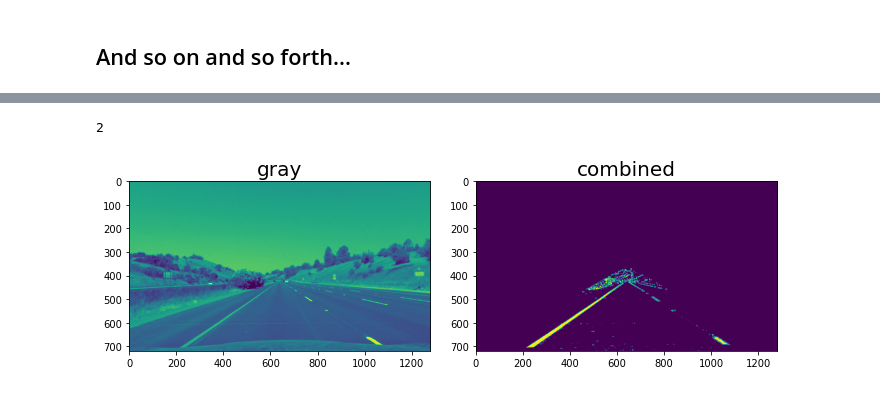
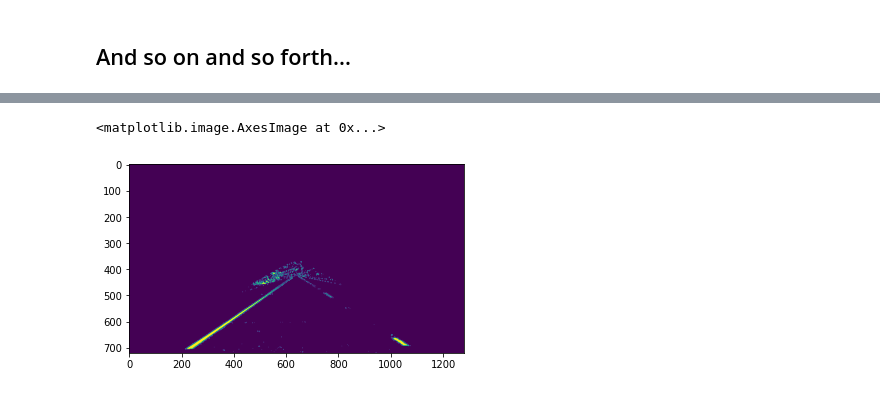
Before and after one commit to yongzou/CarND-Advanced-Lane-Lines, a Jupyter notebook: examples/homework.ipynb, the cells around one changed output, grey strips where cells are left out. Cells and saved outputs as stored; diff of their text form; code cells hidden in the pictures.

```diff
--- a/examples/homework.ipynb
+++ b/examples/homework.ipynb
@@ -170,14 +177,6 @@ def hls_threshold(img, s_thresh=(170, 255)):
     hls = cv2.cvtColor(img, cv2.COLOR_RGB2HLS)
     l_channel = hls[:,:,1]
     s_channel = hls[:,:,2]
-    # Sobel x
-#     sobelx = cv2.Sobel(l_channel, cv2.CV_64F, 1, 0) # Take the derivative in x
-#     abs_sobelx = np.absolute(sobelx) # Absolute x derivative to accentuate lines away from horizontal
-#     scaled_sobel = np.uint8(255*abs_sobelx/np.max(abs_sobelx))
-
-    # Threshold x gradient
-#     sxbinary = np.zeros_like(scaled_sobel)
-#     sxbinary[(scaled_sobel >= sx_thresh[0]) & (scaled_sobel <= sx_thresh[1])] = 1
 
     # Threshold color channel
     s_binary = np.zeros_like(s_channel)
@@ -187,8 +186,7 @@ def hls_threshold(img, s_thresh=(170, 255)):
     return s_binary
 
 # Use color transforms, gradients, etc., to create a thresholded binary image.
-def threshold_image(image, s_thresh=(170, 255), sx_thresh=(20, 100)):
-    img = undistort(image)
+def threshold_image(img, s_thresh=(170, 255), sx_thresh=(20, 100)):
     gray = cv2.cvtColor(img, cv2.COLOR_RGB2GRAY)
     height, width = gray.shape
     # Choose a Sobel kernel size
@@ -196,54 +194,58 @@ def threshold_image(image, s_thresh=(170, 255), sx_thresh=(20, 100)):
     # Apply each of the thresholding functions
     gradx = abs_sobel_thresh(gray, orient='x', sobel_kernel=ksize, thresh=(20, 80))
 #     cv2.imshow("gradx", gradx)
-#     grady = abs_sobel_thresh(gray, orient='y', sobel_kernel=ksize, thresh=(20, 60))
+    grady = abs_sobel_thresh(gray, orient='y', sobel_kernel=ksize, thresh=(20, 60))
     mag_binary = mag_thresh(gray, sobel_kernel=ksize, mag_thresh=(20, 100))
     dir_binary = dir_threshold(gray, sobel_kernel=ksize, thresh=(0.7, 1.3))
 
 
     hls_binary = hls_threshold(img, s_thresh=(170, 255))
 
     combined = np.zeros_like(dir_binary)
 #     combined[((gradx == 1) & (grady == 1)) | ((mag_binary == 1) & (dir_binary == 1))] = 1
-    combined[((gradx == 1)) | ( (hls_binary == 1))] = 1
+    combined[((gradx == 1) & (grady == 1)) | ( (hls_binary == 1))] = 1
+
 
     mask = np.zeros_like(combined)
     region_of_interest_vertices = np.array([[0,height-1], [width/2, int(0.5*height)], [width-1, height-1]], dtype=np.int32)
     cv2.fillPoly(mask, [region_of_interest_vertices], 1)
-    combined = cv2.bitwise_and(combined, mask)
-    return {
-        "gray": gray,
-#         "gradx": gradx,
-#         "grady": grady,
-#         "mag_binary": mag_binary,
-#         "dir_binary": dir_binary,
-#         "hls_binary": hls_binary,
-        "combined": combined,
-    }
+    thresholded = cv2.bitwise_and(combined, mask)
+    return thresholded
+#     return {
+#         "gray": gray,
+# #         "gradx": gradx,
+# #         "grady": grady,
+# #         "mag_binary": mag_binary,
+# #         "dir_binary": dir_binary,
+# #         "hls_binary": hls_binary,
+#         "combined": combined,
+#     }
 
-def display_images(img_info):
+def display_images_all(img_info):
     f, axs = plt.subplots(1, len(img_info), figsize=(9,6))
 #     print(len(img_info))
     f.tight_layout()
     i = 0
     for name, value in img_info.items():
         if len(img_info) == 1:
             axs.imshow(value)
             axs.set_title(name, fontsize=20)
         else:
             axs[i].imshow(value)
             axs[i].set_title(name, fontsize=20)
         plt.subplots_adjust(left=0., right=1, top=0.9, bottom=0.)
         i = i + 1
 
 image = '../test_images/straight_lines1.jpg'
 img = cv2.imread(image)
 # cv2.imshow("origin", img)
-img_info = threshold_image(img)
-display_images(img_info)
+undist = undistort(img)
+img_info = threshold_image(undist)
+plt.imshow(img_info)
+# display_images_all(img_info)
 # %% [output]
-2
+<matplotlib.image.AxesImage at 0x...>
-[figure, old version]
+[figure, new version]
 # %%
 # Detect lane pixels and fit to find the lane boundary.
 def hist(img):
```
Also changed, not shown: parts of 2 cells of this notebook.
